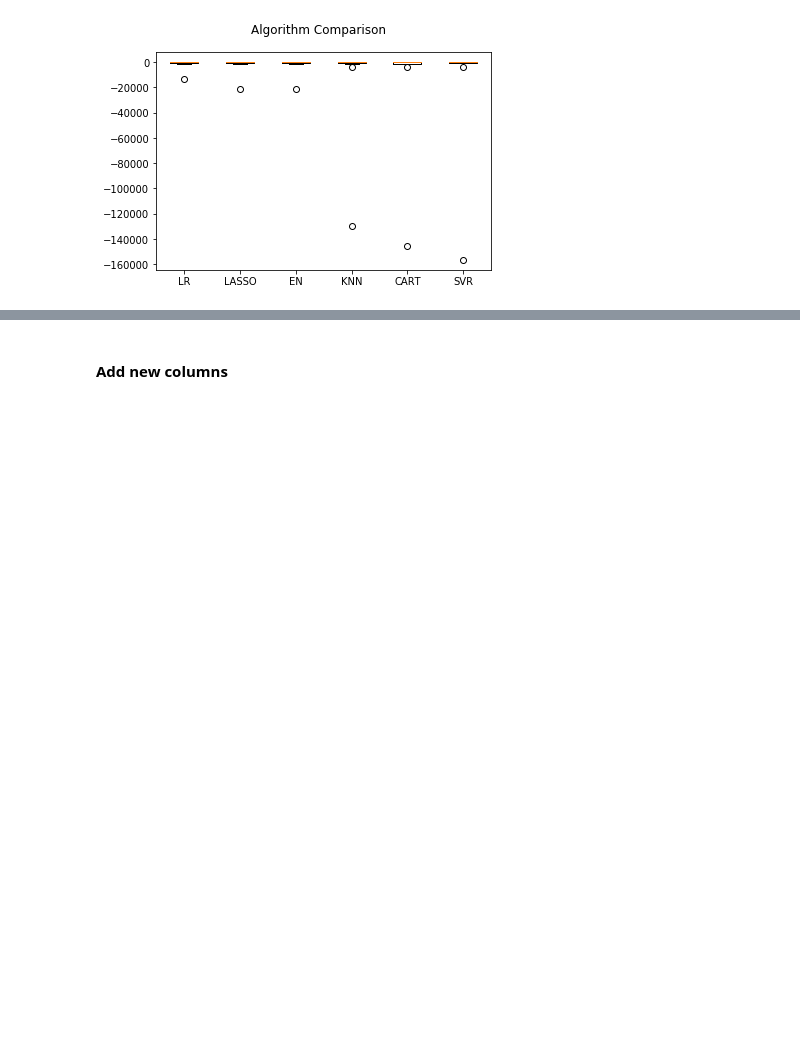
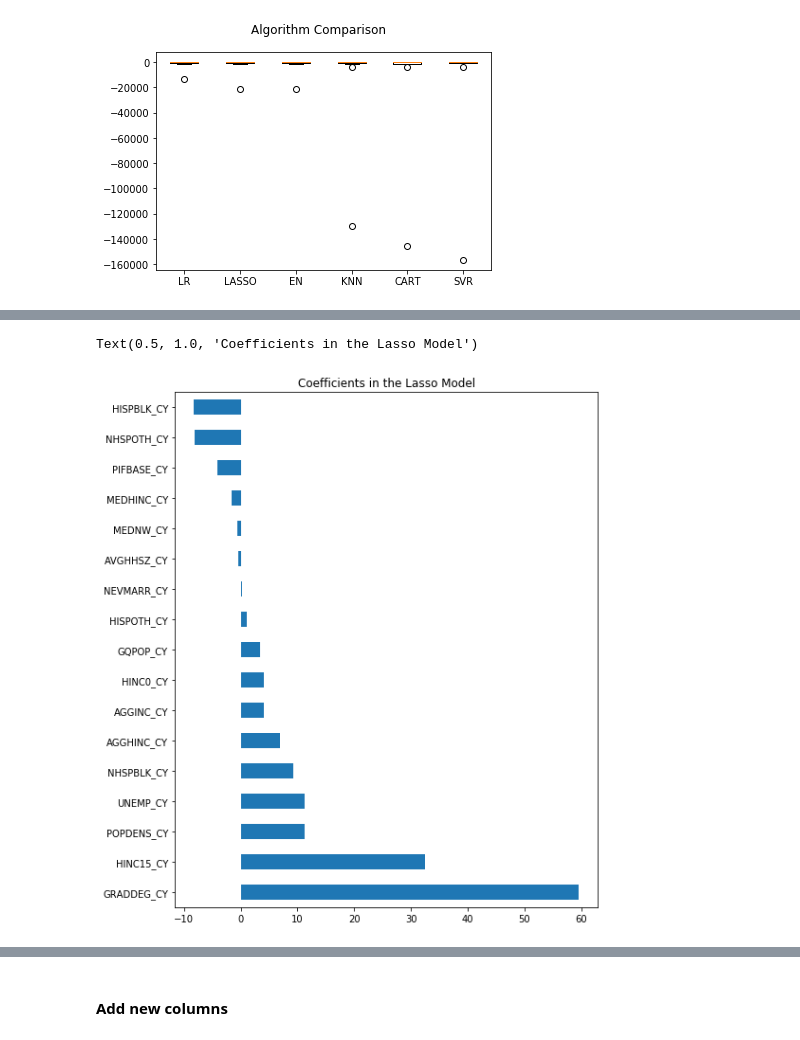
Before and after one commit to mohi9282/arcgis-python-api, a Jupyter notebook: samples/04_gis_analysts_data_scientists/provider_shortage_part4.ipynb, the cells around one changed output, grey strips where cells are left out. Cells and saved outputs as stored; diff of their text form; code cells hidden in the pictures; blank space fills up the shorter version.

```diff
--- a/samples/04_gis_analysts_data_scientists/provider_shortage_part4.ipynb
+++ b/samples/04_gis_analysts_data_scientists/provider_shortage_part4.ipynb
@@ -428,0 +470,5 @@ plt.show()
+# %%
+# Standard Scalar
+from sklearn.preprocessing import StandardScaler
+sc_data = StandardScaler()
+train_x_std = sc_data.fit_transform(train_x)
@@ -428,0 +488,4 @@ plt.show()
+# %%
+imp_coef = pd.concat([coef.sort_values(ascending=False).head(11),
+                     coef.sort_values(ascending=False).tail(6)])
+imp_coef
@@ -428,0 +511,8 @@ plt.show()
+# %%
+import matplotlib
+matplotlib.rcParams['figure.figsize'] = (8.0, 10.0)
+imp_coef.plot(kind = "barh")
+plt.title("Coefficients in the Lasso Model")
+# %% [output]
+Text(0.5, 1.0, 'Coefficients in the Lasso Model')
+[figure, added]
```
Also changed, not shown: parts of 12 cells of this notebook.
